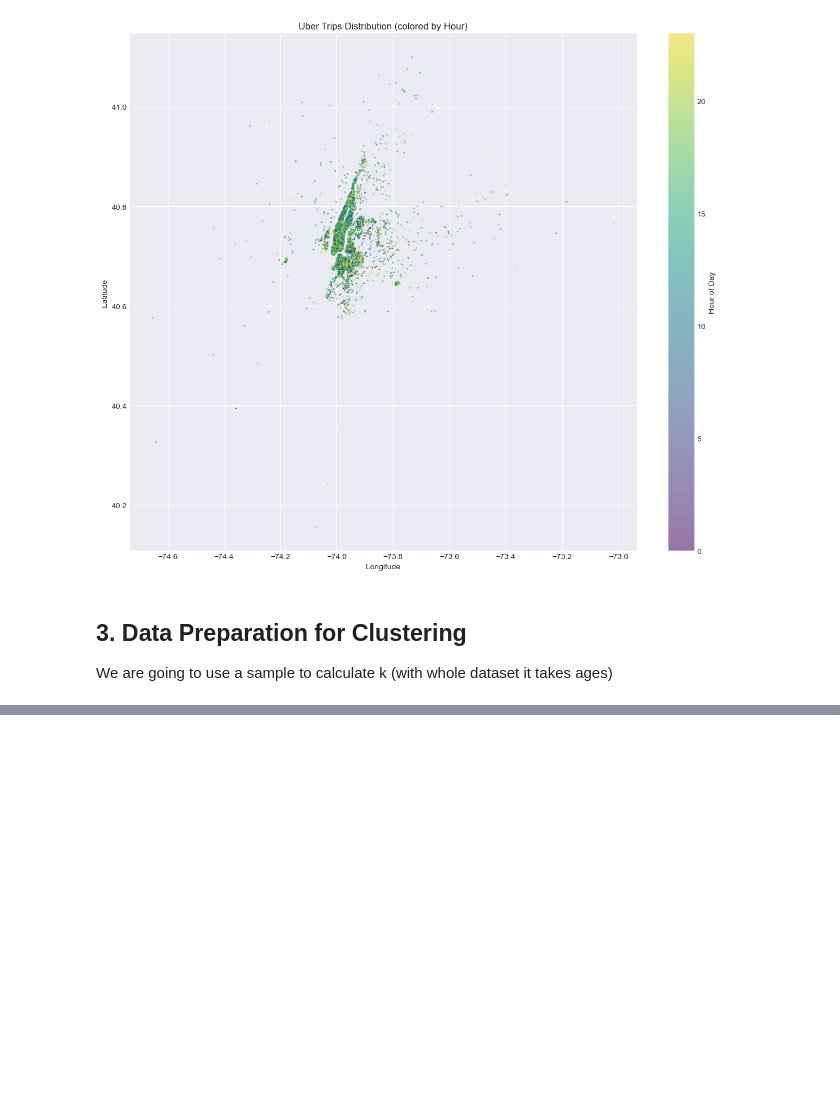
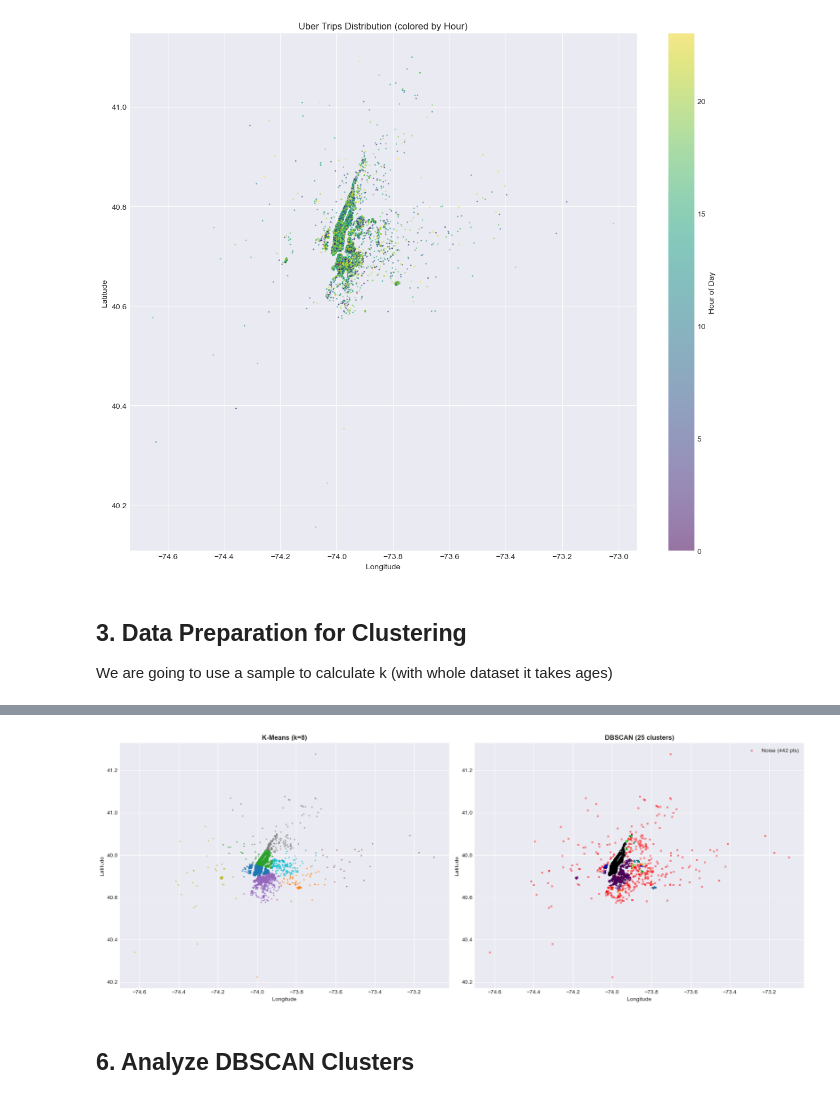
Before and after one commit to semeniuk4/unsupervised-learning-uber-data, a Jupyter notebook: task.ipynb, the cells around one changed output, grey strips where cells are left out. Saved outputs shown, nothing was run; the diff lists cells and outputs as text; code cells hidden in the pictures; blank space fills up the shorter version.

```diff
--- a/task.ipynb
+++ b/task.ipynb
@@ -402,0 +261,7 @@ plt.show()
+# %%
+best_config = dbscan_results_df[dbscan_results_df['noise_pct'] < 10].nlargest(1, 'silhouette').iloc[0]
+
+best_eps = best_config['eps']
+best_min_samples = int(best_config['min_samples'])
+
+print(f"Selected: eps={best_eps}, min_samples={best_min_samples}")
@@ -402,0 +328,32 @@ plt.show()
+# %%
+# Side-by-side visualization
+sample_viz = df_sample.sample(n=10000, random_state=42)
+
+fig, axes = plt.subplots(1, 2, figsize=(18, 7))
+
+# K-Means
+axes[0].scatter(sample_viz['Lon'], sample_viz['Lat'],
+               c=sample_viz['KMeans_Cluster'], cmap='tab10', alpha=0.5, s=3)
+axes[0].set_title(f'K-Means (k={optimal_k})', fontweight='bold')
+axes[0].set_xlabel('Longitude')
+axes[0].set_ylabel('Latitude')
+
+# DBSCAN
+cluster_mask = sample_viz['DBSCAN_Cluster'] != -1
+axes[1].scatter(sample_viz[cluster_mask]['Lon'], sample_viz[cluster_mask]['Lat'],
+               c=sample_viz[cluster_mask]['DBSCAN_Cluster'], cmap='nipy_spectral', alpha=0.6, s=5, edgecolors='black', linewidths=0.1)
+noise_viz = sample_viz[~cluster_mask]
+if len(noise_viz) > 0:
+    axes[1].scatter(noise_viz['Lon'], noise_viz['Lat'],
+                   c='red', alpha=0.5, s=8, marker='x', label=f'Noise ({len(noise_viz)} pts)')
+axes[1].set_title(f'DBSCAN ({n_clusters_dbscan} clusters)', fontweight='bold')
+axes[1].set_xlabel('Longitude')
+axes[1].set_ylabel('Latitude')
+axes[1].legend()
+
+plt.tight_layout()
+plt.show()
+# %% [output]
+[figure, added]
+# %% [markdown]
+## 6. Analyze DBSCAN Clusters
```
Also changed, not shown: parts of 42 cells of this notebook, 2 other files.
